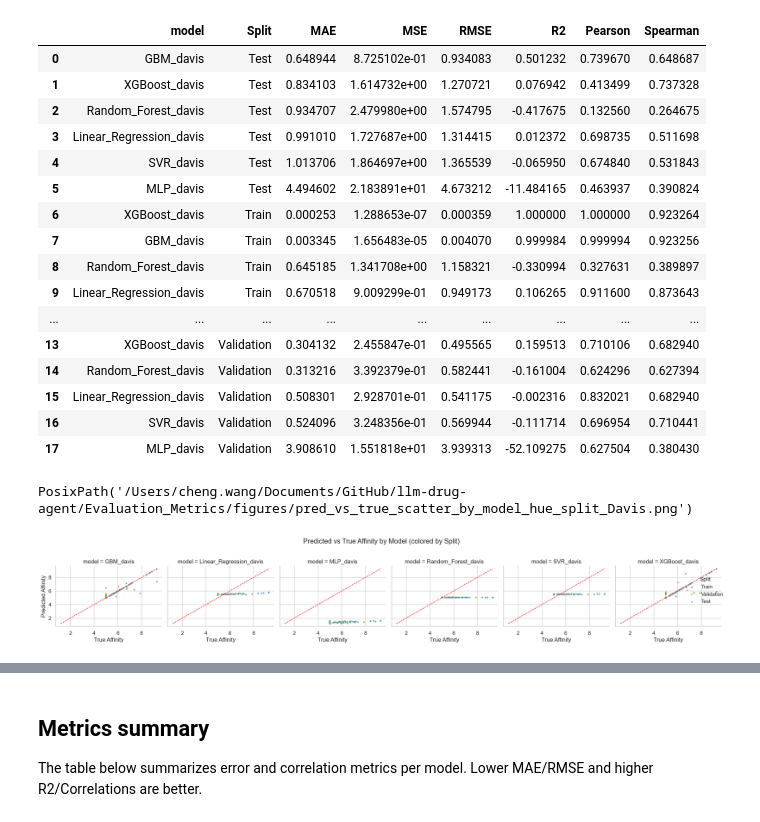
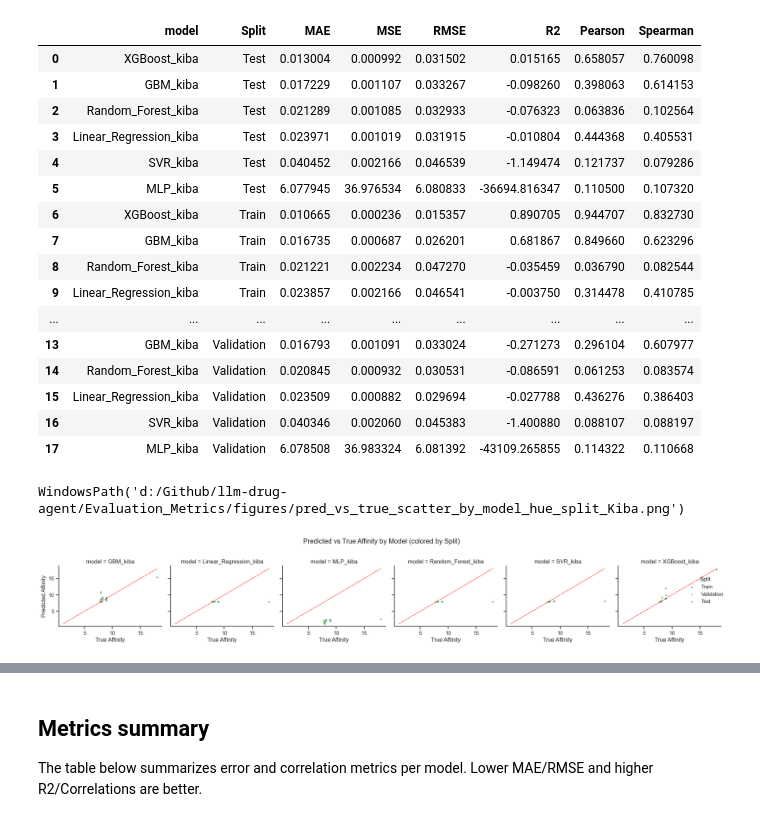
Before and after one commit to mmetalab/llm-drug-agent, a Jupyter notebook: Evaluation_Metrics/figures/Model_Evaluation_Kiba.ipynb, the cells around one changed output, grey strips where cells are left out. Saved outputs shown, nothing was run; the diff lists cells and outputs as text; code cells hidden in the pictures.

```diff
--- a/Evaluation_Metrics/figures/Model_Evaluation_Kiba.ipynb
+++ b/Evaluation_Metrics/figures/Model_Evaluation_Kiba.ipynb
@@ -23,7 +21,7 @@ def find_results_dir(start: Path = Path.cwd()) -> Path:
 
 results_dir = find_results_dir()
 
-csv_files = sorted(results_dir.glob('_davis*.csv'))
+csv_files = sorted(results_dir.glob('*_kiba.csv'))
 if not csv_files:
     raise FileNotFoundError(f"No CSV files found in {results_dir}")
 
@@ -130,20 +138,20 @@ metrics_df.reset_index(drop=True, inplace=True)
 metrics_df
 # %% [output]
 |  | model | Split | MAE | MSE | RMSE | R2 | Pearson | Spearman |
-| 0 | GBM_davis | Test | 0.648944 | 8.725102e-01 | 0.934083 | 0.501232 | 0.739670 | 0.648687 |
-| 1 | XGBoost_davis | Test | 0.834103 | 1.614732e+00 | 1.270721 | 0.076942 | 0.413499 | 0.737328 |
-| 2 | Random_Forest_davis | Test | 0.934707 | 2.479980e+00 | 1.574795 | -0.417675 | 0.132560 | 0.264675 |
-| 3 | Linear_Regression_davis | Test | 0.991010 | 1.727687e+00 | 1.314415 | 0.012372 | 0.698735 | 0.511698 |
-| 4 | SVR_davis | Test | 1.013706 | 1.864697e+00 | 1.365539 | -0.065950 | 0.674840 | 0.531843 |
-| 5 | MLP_davis | Test | 4.494602 | 2.183891e+01 | 4.673212 | -11.484165 | 0.463937 | 0.390824 |
-| 6 | XGBoost_davis | Train | 0.000253 | 1.288653e-07 | 0.000359 | 1.000000 | 1.000000 | 0.923264 |
-| 7 | GBM_davis | Train | 0.003345 | 1.656483e-05 | 0.004070 | 0.999984 | 0.999994 | 0.923256 |
-| 8 | Random_Forest_davis | Train | 0.645185 | 1.341708e+00 | 1.158321 | -0.330994 | 0.327631 | 0.389897 |
-| 9 | Linear_Regression_davis | Train | 0.670518 | 9.009299e-01 | 0.949173 | 0.106265 | 0.911600 | 0.873643 |
+| 0 | XGBoost_kiba | Test | 0.013004 | 0.000992 | 0.031502 | 0.015165 | 0.658057 | 0.760098 |
+| 1 | GBM_kiba | Test | 0.017229 | 0.001107 | 0.033267 | -0.098260 | 0.398063 | 0.614153 |
+| 2 | Random_Forest_kiba | Test | 0.021289 | 0.001085 | 0.032933 | -0.076323 | 0.063836 | 0.102564 |
+| 3 | Linear_Regression_kiba | Test | 0.023971 | 0.001019 | 0.031915 | -0.010804 | 0.444368 | 0.405531 |
+| 4 | SVR_kiba | Test | 0.040452 | 0.002166 | 0.046539 | -1.149474 | 0.121737 | 0.079286 |
+| 5 | MLP_kiba | Test | 6.077945 | 36.976534 | 6.080833 | -36694.816347 | 0.110500 | 0.107320 |
+| 6 | XGBoost_kiba | Train | 0.010665 | 0.000236 | 0.015357 | 0.890705 | 0.944707 | 0.832730 |
+| 7 | GBM_kiba | Train | 0.016735 | 0.000687 | 0.026201 | 0.681867 | 0.849660 | 0.623296 |
+| 8 | Random_Forest_kiba | Train | 0.021221 | 0.002234 | 0.047270 | -0.035459 | 0.036790 | 0.082544 |
+| 9 | Linear_Regression_kiba | Train | 0.023857 | 0.002166 | 0.046541 | -0.003750 | 0.314478 | 0.410785 |
 | ... | ... | ... | ... | ... | ... | ... | ... | ... |
-| 13 | XGBoost_davis | Validation | 0.304132 | 2.455847e-01 | 0.495565 | 0.159513 | 0.710106 | 0.682940 |
-| 14 | Random_Forest_davis | Validation | 0.313216 | 3.392379e-01 | 0.582441 | -0.161004 | 0.624296 | 0.627394 |
-| 15 | Linear_Regression_davis | Validation | 0.508301 | 2.928701e-01 | 0.541175 | -0.002316 | 0.832021 | 0.682940 |
-| 16 | SVR_davis | Validation | 0.524096 | 3.248356e-01 | 0.569944 | -0.111714 | 0.696954 | 0.710441 |
-| 17 | MLP_davis | Validation | 3.908610 | 1.551818e+01 | 3.939313 | -52.109275 | 0.627504 | 0.380430 |
+| 13 | GBM_kiba | Validation | 0.016793 | 0.001091 | 0.033024 | -0.271273 | 0.296104 | 0.607977 |
+| 14 | Random_Forest_kiba | Validation | 0.020845 | 0.000932 | 0.030531 | -0.086591 | 0.061253 | 0.083574 |
+| 15 | Linear_Regression_kiba | Validation | 0.023509 | 0.000882 | 0.029694 | -0.027788 | 0.436276 | 0.386403 |
+| 16 | SVR_kiba | Validation | 0.040346 | 0.002060 | 0.045383 | -1.400880 | 0.088107 | 0.088197 |
+| 17 | MLP_kiba | Validation | 6.078508 | 36.983324 | 6.081392 | -43109.265855 | 0.114322 | 0.110668 |
 # %%
@@ -156,36 +164,36 @@ fig_dir.mkdir(parents=True, exist_ok=True)
 # Determine splits present and build a safe palette
 splits_present = [s for s in pd.Series(all_preds['Split']).astype(str).dropna().unique().tolist()]
 palette_base = {
     'Train': '#1f77b4',
     'Validation': '#ff7f0e',
     'Test': '#2ca02c',
     'Unknown': '#7f7f7f',
 }
 palette = {k: palette_base.get(k, '#7f7f7f') for k in splits_present}
 
 # Facet by Model; color by Split
 g = sns.FacetGrid(all_preds, col="model", sharex=True, sharey=True, height=3.2, margin_titles=True, hue="Split", palette=palette)
 g.map_dataframe(sns.scatterplot, x='y_true', y='y_pred', s=14, alpha=0.65)
 
 # Add y=x line to each facet
 min_v = np.nanmin(all_preds[['y_true','y_pred']].values)
 max_v = np.nanmax(all_preds[['y_true','y_pred']].values)
 for ax in g.axes.flatten():
     ax.plot([min_v, max_v], [min_v, max_v], ls='--', c='red', lw=1)
     ax.set_xlabel('True Affinity')
     ax.set_ylabel('Predicted Affinity')
 
 # Add legend once
 g.add_legend(title='Split')
 
 g.fig.suptitle('Predicted vs True Affinity by Model (colored by Split)', y=1.02)
 plt.tight_layout()
-scatter_path = fig_dir / 'pred_vs_true_scatter_by_model_hue_split_Davis.png'
+scatter_path = fig_dir / 'pred_vs_true_scatter_by_model_hue_split_Kiba.png'
 plt.savefig(scatter_path, dpi=300, bbox_inches='tight')
 scatter_path
 # %% [output]
-PosixPath('/Users/cheng.wang/Documents/GitHub/llm-drug-agent/Evaluation_Metrics/figures/pred_vs_true_scatter_by_model_hue_split_Davis.png')
+WindowsPath('d:/Github/llm-drug-agent/Evaluation_Metrics/figures/pred_vs_true_scatter_by_model_hue_split_Kiba.png')
-[figure, old version]
+[figure, new version]
 # %%
 # Residual box plot per model and split
 all_preds['residual'] = all_preds['y_pred'] - all_preds['y_true']
```
Also changed, not shown: parts of 6 cells of this notebook, 1 other file.
